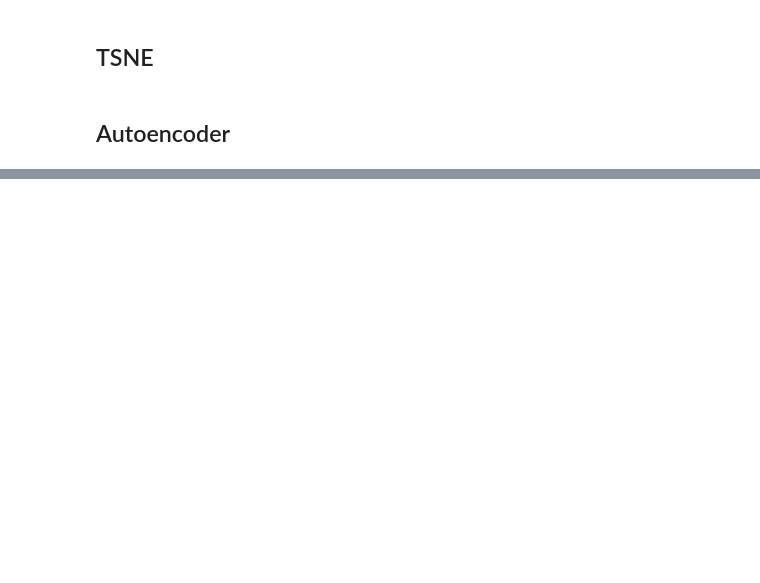
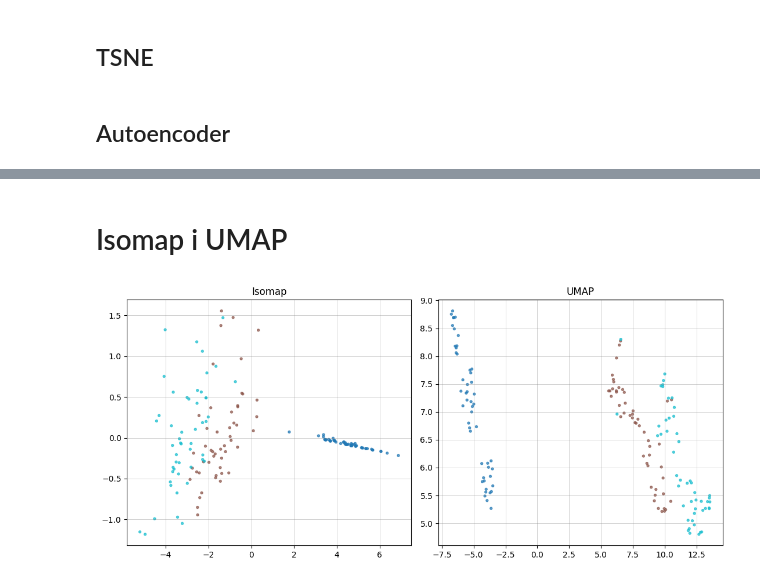
Before and after one commit to wiktorbag/Dimensionality-reduction-project, a Jupyter notebook: experiment1.ipynb, the cells around one changed output, grey strips where cells are left out. Cells and saved outputs as stored; diff of their text form; code cells hidden in the pictures; blank space fills up the shorter version.

Commit message:
Dodanie Isomap, UMAP i metryk w exp1 i exp2

```diff
--- a/experiment1.ipynb
+++ b/experiment1.ipynb
@@ -121,3 +126,32 @@ plt.show()
 # %%
 trust_ae = trustworthiness(X_scaled, X_ae, n_neighbors=5)
 print(f"Trustworthiness dla Autoencodera: {trust_ae:.4f}")
+# %% [markdown]
+# Isomap i UMAP
+# %%
+def plot_embedding(embedding, labels, title="", ax=None):
+
+    """Rysuje embedding 2D, kolorując punkty wg etykiet."""
+    if ax is None:
+        _, ax = plt.subplots(figsize=(6, 5))
+    ax.scatter(embedding[:, 0], embedding[:, 1], c=labels, cmap="tab10", s=8, alpha=0.7)
+    ax.set_title(title)
+    ax.grid(True, which="major", linewidth=0.5, color="gray", alpha=0.5)
+# %%
+import matplotlib.pyplot as plt
+from sklearn.datasets import load_iris
+from utils.isomap_umap import isomap, umap_reduce
+
+X, y = load_iris(return_X_y=True)
+
+
+emb_iso = isomap(X)
+emb_umap = umap_reduce(X)
+
+fig, axes = plt.subplots(1, 2, figsize=(11, 5))
+plot_embedding(emb_iso, y, "Isomap", ax=axes[0])
+plot_embedding(emb_umap, y, "UMAP", ax=axes[1])
+plt.tight_layout()
+plt.show()
+# %% [output]
+[figure, added]
```
Also changed, not shown: parts of 9 cells of this notebook, 2 other files.
